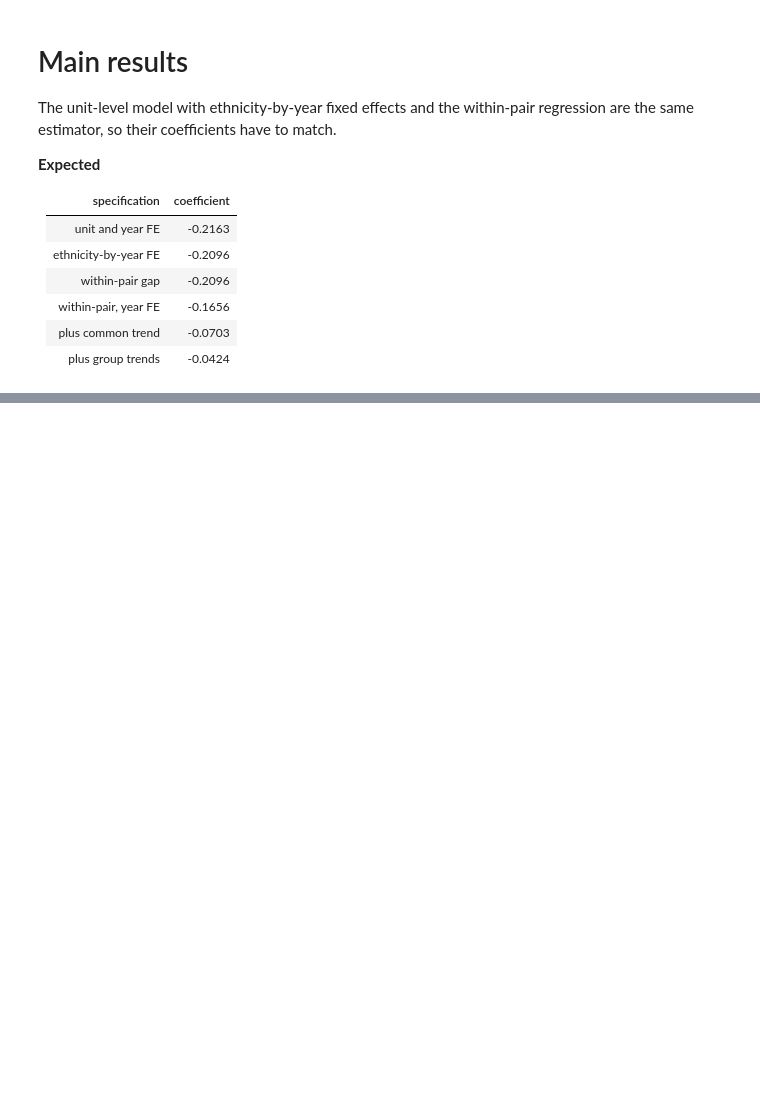
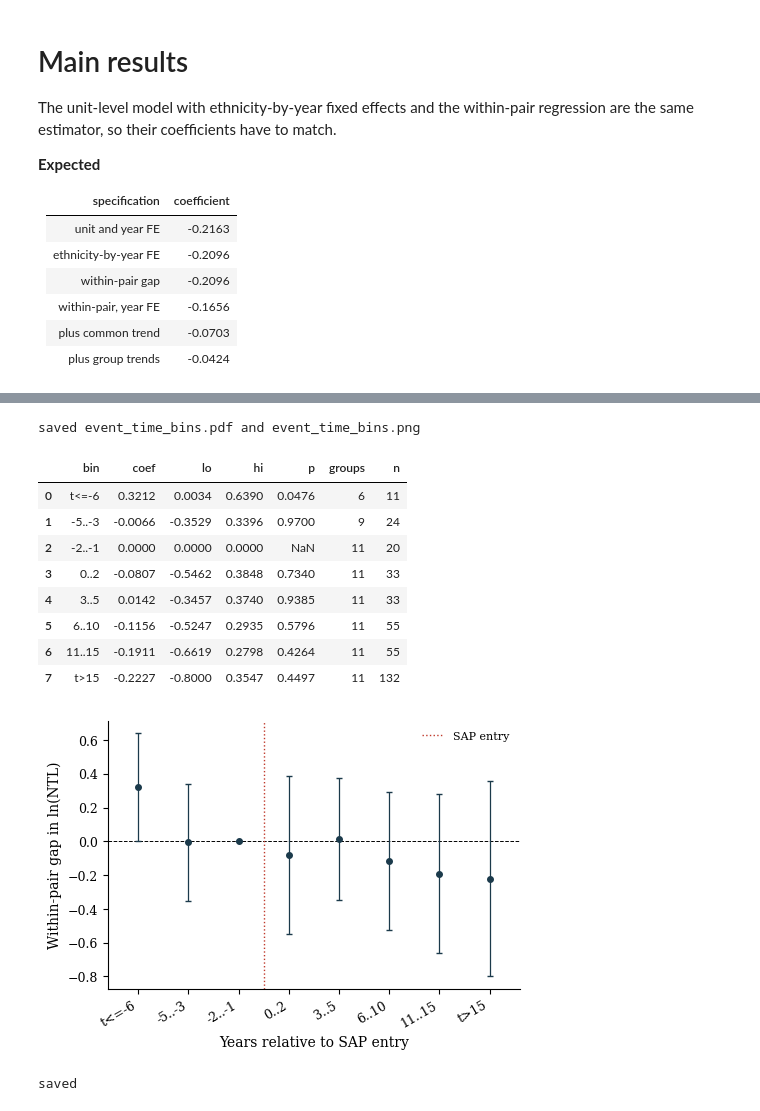
Before and after one commit to KarlMRose/ba-sap-border-did, a Jupyter notebook: notebooks/04_results.ipynb, the cells around one changed output, grey strips where cells are left out. Cells and saved outputs as stored; diff of their text form; code cells hidden in the pictures; blank space fills up the shorter version.

```diff
--- a/notebooks/04_results.ipynb
+++ b/notebooks/04_results.ipynb
@@ -54,0 +100,24 @@ fig.savefig(config.OUT / 'event_study.png', dpi=config.DPI, bbox_inches='tight')
+# %%
+bins, bins_model = estimation.event_time_bins(pair)
+figures.event_time_bins(bins)
+bins.round(4)
+# %% [output]
+saved event_time_bins.pdf and event_time_bins.png
+|  | bin | coef | lo | hi | p | groups | n |
+| 0 | t<=-6 | 0.3212 | 0.0034 | 0.6390 | 0.0476 | 6 | 11 |
+| 1 | -5..-3 | -0.0066 | -0.3529 | 0.3396 | 0.9700 | 9 | 24 |
+| 2 | -2..-1 | 0.0000 | 0.0000 | 0.0000 | NaN | 11 | 20 |
+| 3 | 0..2 | -0.0807 | -0.5462 | 0.3848 | 0.7340 | 11 | 33 |
+| 4 | 3..5 | 0.0142 | -0.3457 | 0.3740 | 0.9385 | 11 | 33 |
+| 5 | 6..10 | -0.1156 | -0.5247 | 0.2935 | 0.5796 | 11 | 55 |
+| 6 | 11..15 | -0.1911 | -0.6619 | 0.2798 | 0.4264 | 11 | 55 |
+| 7 | t>15 | -0.2227 | -0.8000 | 0.3547 | 0.4497 | 11 | 132 |
+[figure, added]
+# %%
+estimation.cohort_effects(pair).to_csv(config.OUT / "cohort_effects.csv", index=False)
+bins.to_csv(config.OUT / "event_time_bins.csv", index=False)
+specs.to_csv(config.OUT / "main_specifications.csv", index=False)
+coefs.to_csv(config.OUT / "event_study.csv", index=False)
+print("saved")
+# %% [output]
+saved
```
Also changed, not shown: parts of 7 cells of this notebook, 5 other files.
